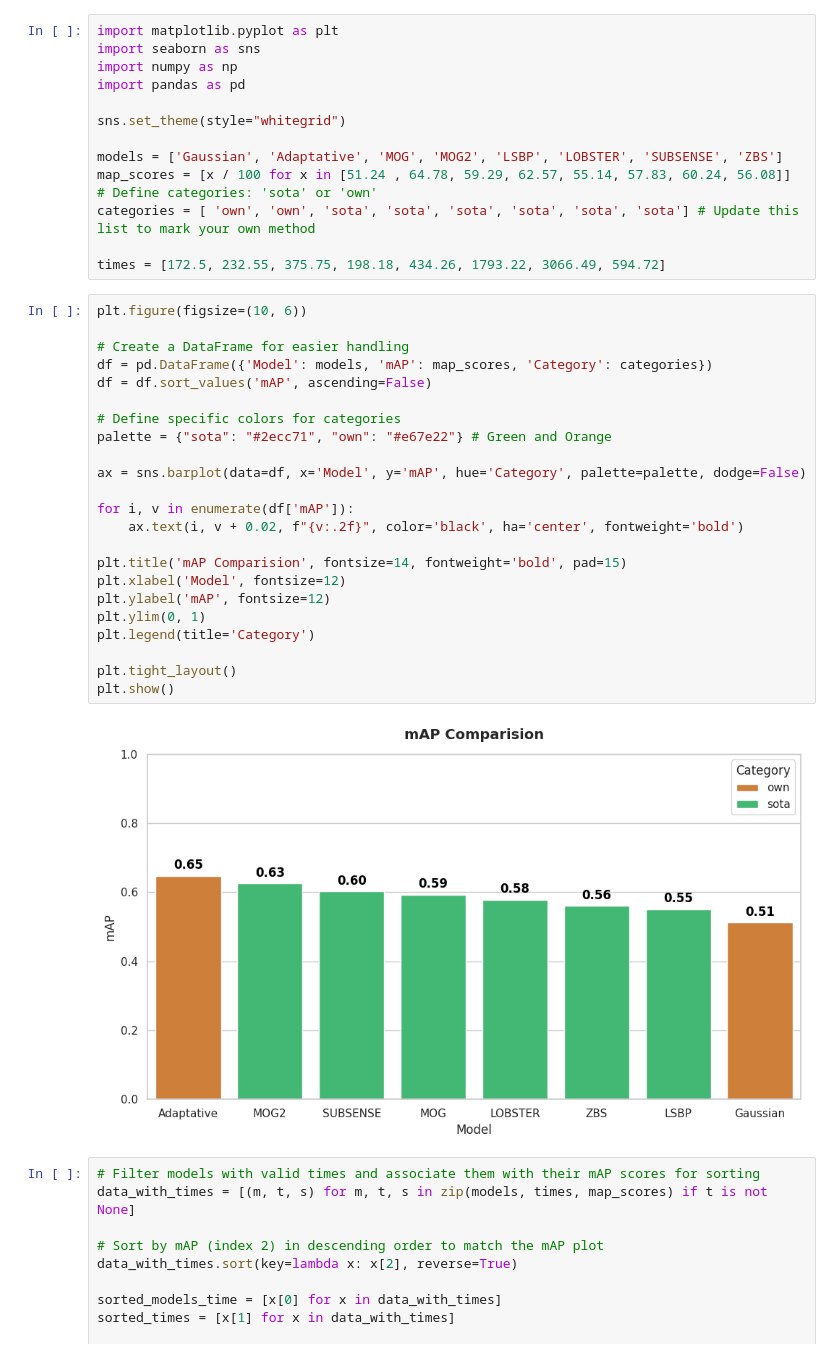
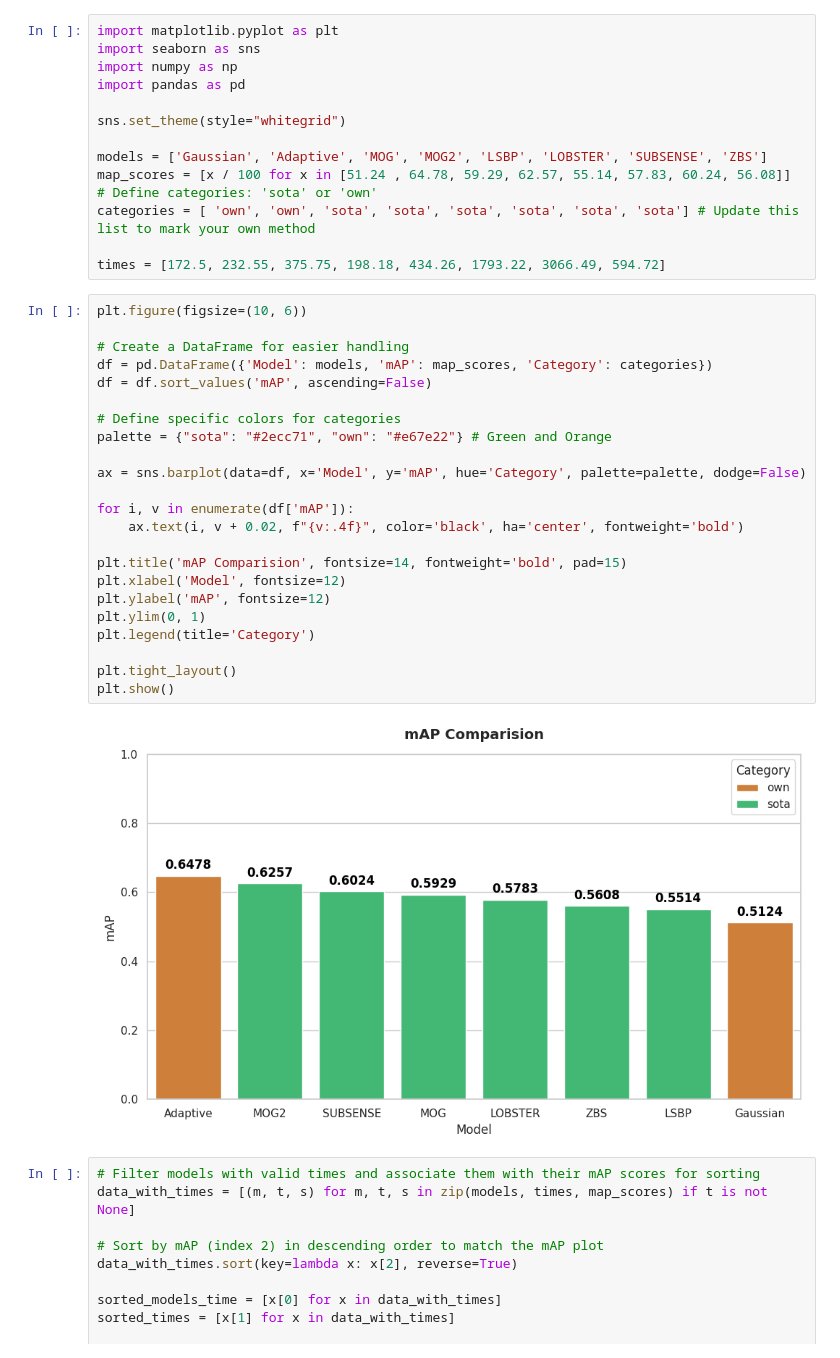
Before and after one commit to mcv-m6-video/mcv-c6-2026-team3, a Jupyter notebook: plots/sota_plots.ipynb, the cells around one changed output. Saved outputs shown, nothing was run; the diff lists cells and outputs as text.

```diff
--- a/plots/sota_plots.ipynb
+++ b/plots/sota_plots.ipynb
@@ -6,7 +6,7 @@ import pandas as pd
 
 sns.set_theme(style="whitegrid")
 
-models = ['Gaussian', 'Adaptative', 'MOG', 'MOG2', 'LSBP', 'LOBSTER', 'SUBSENSE', 'ZBS']
+models = ['Gaussian', 'Adaptive', 'MOG', 'MOG2', 'LSBP', 'LOBSTER', 'SUBSENSE', 'ZBS']
 map_scores = [x / 100 for x in [51.24 , 64.78, 59.29, 62.57, 55.14, 57.83, 60.24, 56.08]]
 # Define categories: 'sota' or 'own'
 categories = [ 'own', 'own', 'sota', 'sota', 'sota', 'sota', 'sota', 'sota'] # Update this list to mark your own method
@@ -15,28 +15,28 @@ times = [172.5, 232.55, 375.75, 198.18, 434.26, 1793.22, 3066.49, 594.72]
 # %%
 plt.figure(figsize=(10, 6))
 
 # Create a DataFrame for easier handling
 df = pd.DataFrame({'Model': models, 'mAP': map_scores, 'Category': categories})
 df = df.sort_values('mAP', ascending=False)
 
 # Define specific colors for categories
 palette = {"sota": "#2ecc71", "own": "#e67e22"} # Green and Orange
 
 ax = sns.barplot(data=df, x='Model', y='mAP', hue='Category', palette=palette, dodge=False)
 
 for i, v in enumerate(df['mAP']):
-    ax.text(i, v + 0.02, f"{v:.2f}", color='black', ha='center', fontweight='bold')
+    ax.text(i, v + 0.02, f"{v:.4f}", color='black', ha='center', fontweight='bold')
 
 plt.title('mAP Comparision', fontsize=14, fontweight='bold', pad=15)
 plt.xlabel('Model', fontsize=12)
 plt.ylabel('mAP', fontsize=12)
 plt.ylim(0, 1)
 plt.legend(title='Category')
 
 plt.tight_layout()
 plt.show()
 # %% [output]
-[figure, old version]
+[figure, new version]
 # %%
 # Filter models with valid times and associate them with their mAP scores for sorting
 data_with_times = [(m, t, s) for m, t, s in zip(models, times, map_scores) if t is not None]
```
Also changed, not shown: 2 other files.
